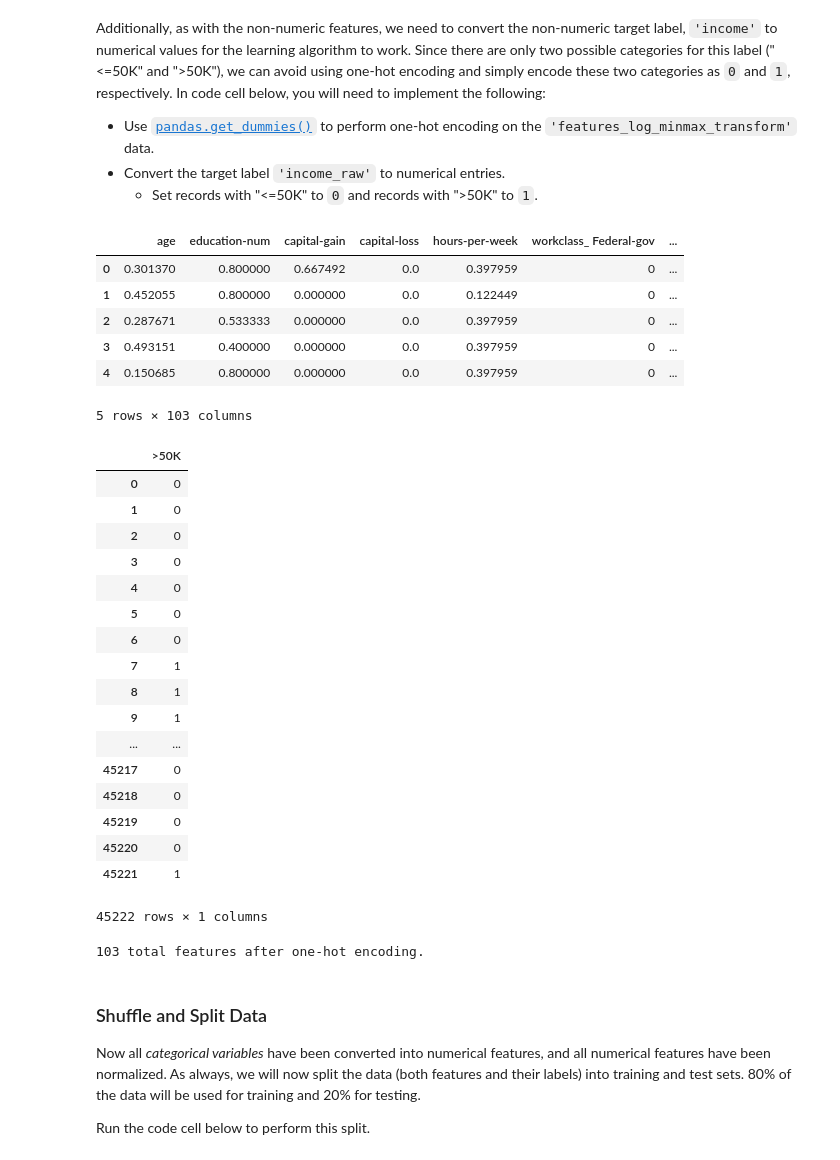
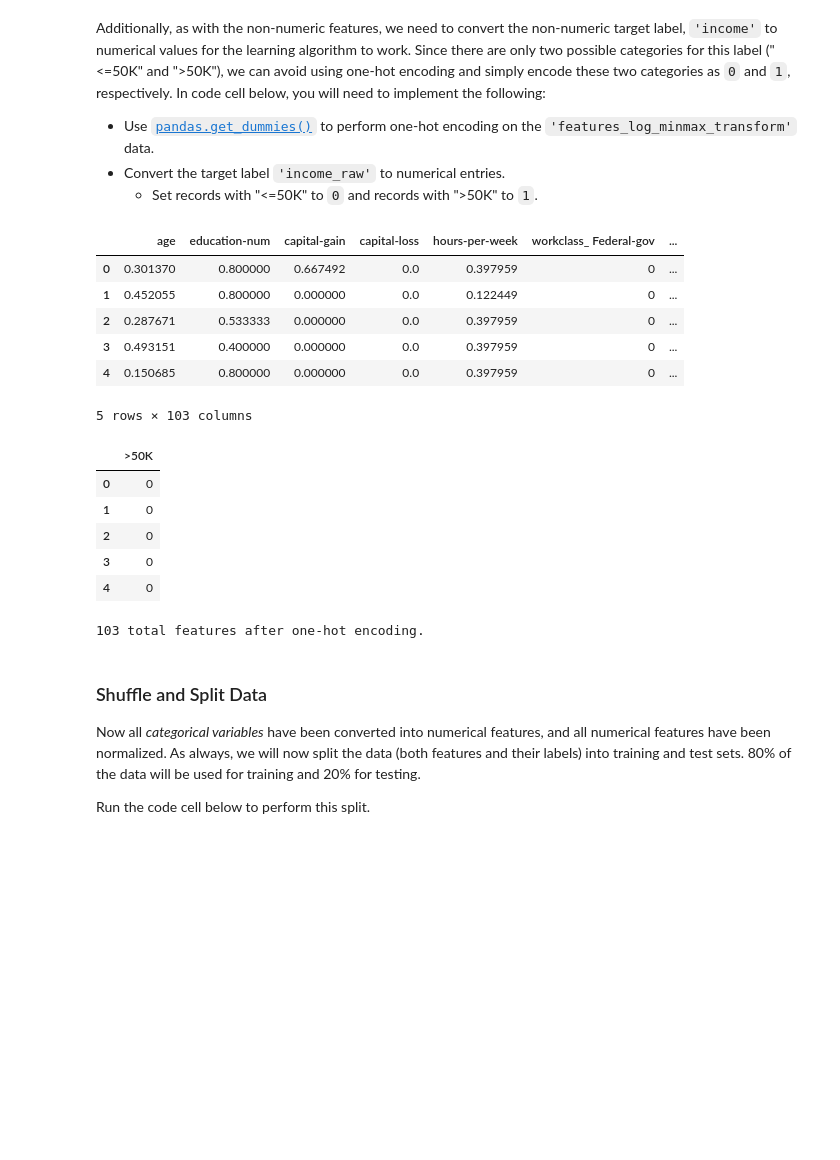
Before and after one commit to dylan-shao/ML-DS-Udacity_Data_Scientist_Nanodegree, a Jupyter notebook: 0. Projects/Finding Donors for CharityML/src/finding_donors.ipynb, the cells around one changed output. Drawn from its saved outputs; the diff is of its cells as text; code cells hidden in the pictures; blank space fills up the shorter version.

```diff
--- a/0. Projects/Finding Donors for CharityML/src/finding_donors.ipynb
+++ b/0. Projects/Finding Donors for CharityML/src/finding_donors.ipynb
@@ -173,44 +173,32 @@ Additionally, as with the non-numeric features, we need to convert the non-numer
 # %%
 # One-hot encode the 'features_log_minmax_transform' data using pandas.get_dummies()
 features_final = pd.get_dummies(features_log_minmax_transform)
 # Show an example of a record with scaling applied
 display(features_final.head(n = 5))
 # Encode the 'income_raw' data to numerical values
 income = pd.get_dummies(income_raw,drop_first=True)
-display(income)
+display(income.head(5))
 # Print the number of features after one-hot encoding
 encoded = list(features_final.columns)
 print("{} total features after one-hot encoding.".format(len(encoded)))
 
 # Uncomment the following line to see the encoded feature names
 # print encoded
 # %% [output]
 |  | age | education-num | capital-gain | capital-loss | hours-per-week | workclass_ Federal-gov | ... |
 | 0 | 0.301370 | 0.800000 | 0.667492 | 0.0 | 0.397959 | 0 | ... |
 | 1 | 0.452055 | 0.800000 | 0.000000 | 0.0 | 0.122449 | 0 | ... |
 | 2 | 0.287671 | 0.533333 | 0.000000 | 0.0 | 0.397959 | 0 | ... |
 | 3 | 0.493151 | 0.400000 | 0.000000 | 0.0 | 0.397959 | 0 | ... |
 | 4 | 0.150685 | 0.800000 | 0.000000 | 0.0 | 0.397959 | 0 | ... |
 5 rows × 103 columns
 |  | >50K |
 | 0 | 0 |
 | 1 | 0 |
 | 2 | 0 |
 | 3 | 0 |
 | 4 | 0 |
-| 5 | 0 |
-| 6 | 0 |
-| 7 | 1 |
-| 8 | 1 |
-| 9 | 1 |
-| ... | ... |
-| 45217 | 0 |
-| 45218 | 0 |
-| 45219 | 0 |
-| 45220 | 0 |
-| 45221 | 1 |
-45222 rows × 1 columns
+103 total features after one-hot encoding.
-103 total features after one-hot encoding.
 # %% [markdown]
 ### Shuffle and Split Data
 Now all _categorical variables_ have been converted into numerical features, and all numerical features have been normalized. As always, we will now split the data (both features and their labels) into training and test sets. 80% of the data will be used for training and 20% for testing.
```
Also changed, not shown: parts of 16 cells of this notebook, 8 other files.
